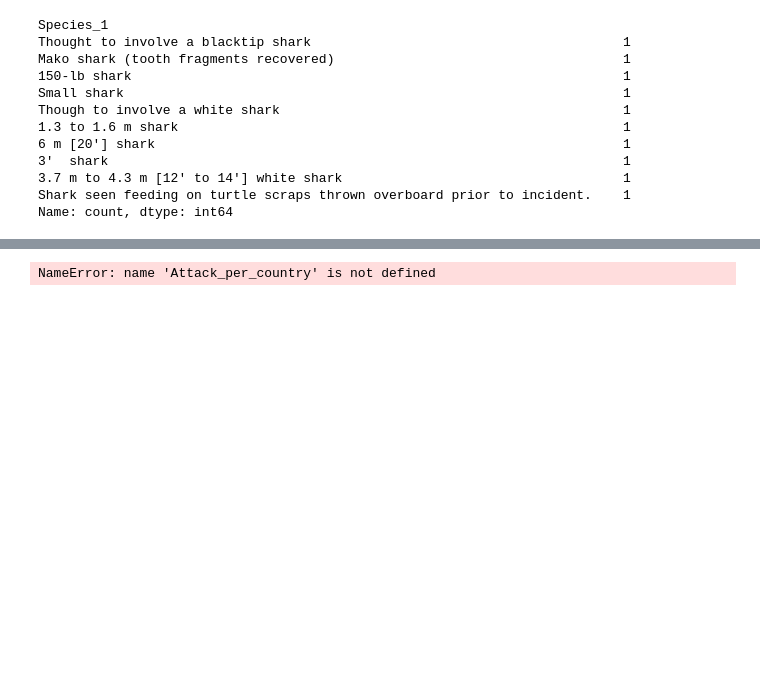
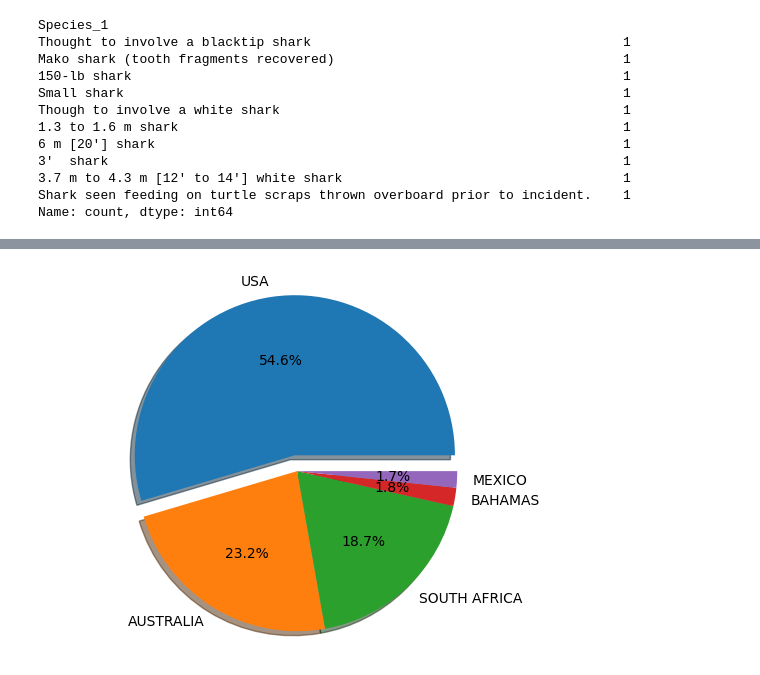
Before and after one commit to CourtneyCole123/Shark-Analysis-Team, a Jupyter notebook: Shark Data_Mohamed.ipynb, the cells around one changed output, grey strips where cells are left out. Saved outputs shown, nothing was run; the diff lists cells and outputs as text; code cells hidden in the pictures; blank space fills up the shorter version.

```diff
--- a/Shark_Data_Jay.ipynb
+++ b/Shark Data_Mohamed.ipynb
@@ -603,0 +601,4 @@ NameError: name 'Attack_per_country' is not defined
+# %%
+# Subset the top countries in shark attack incidences
+Top_countries_df =shark_clean_data_Geo_df['country'].value_counts().head()
+Top_countries_df
@@ -604,9 +613,12 @@ NameError: name 'Attack_per_country' is not defined
 # %%
-# Create a pie chart based upon the total checkouts (or loans) of that single branch
-attack_pie = Attack_per_country.plot(kind="pie")
+# Create a pie chart based upon the proporportion of shark attack in top shark incident countries
+explode = (0.1,0,0,0,0)
+attack_pie = Top_countries_df.plot(kind="pie", explode=explode,autopct="%1.1f%%", shadow=True)
 attack_pie.set_ylabel("country attacks")
-
+plt.ylabel("")
 plt.axis("equal")
+# Save an image of our chart and print the final product to the screen
+plt.savefig("PyPies_SharkAttack.png")
 plt.show()
 # %% [output]
-NameError: name 'Attack_per_country' is not defined
+[figure, added]
```
Also changed, not shown: parts of 14 cells of this notebook.
